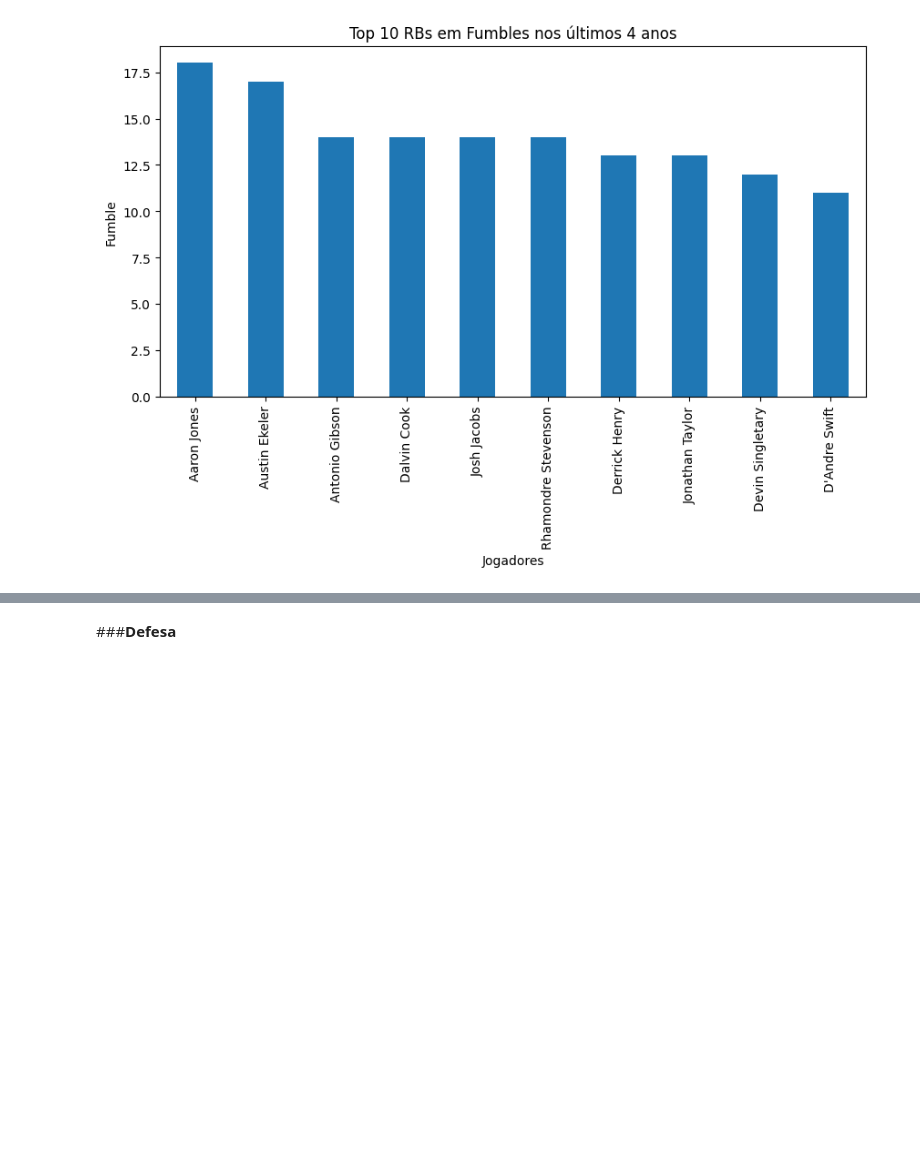
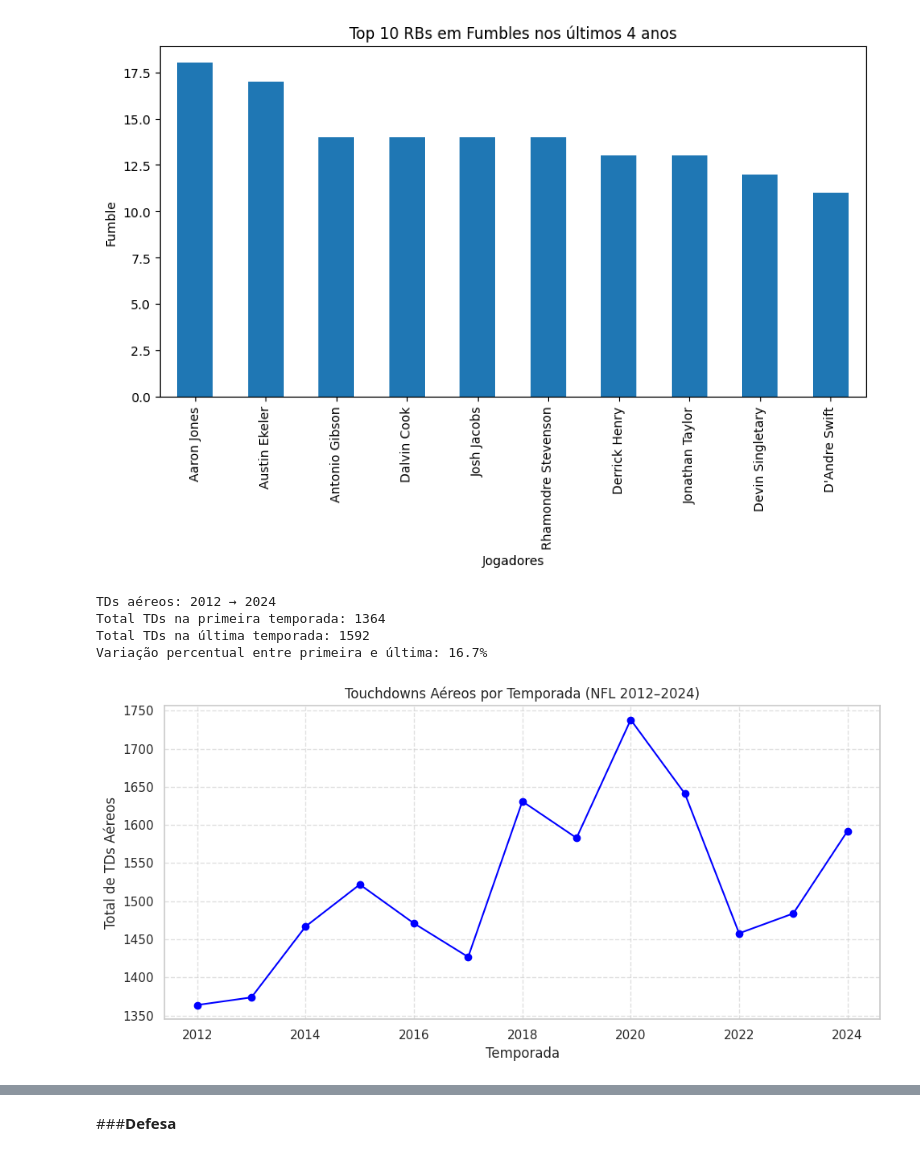
Before and after one commit to CarlosSotero/NFL_Stats_Players, a Jupyter notebook: NFL_Moderna.ipynb, the cells around one changed output, grey strips where cells are left out. Drawn from its saved outputs; the diff is of its cells as text; code cells hidden in the pictures; blank space fills up the shorter version.

```diff
--- a/NFL_Moderna.ipynb
+++ b/NFL_Moderna.ipynb
@@ -844,3 +860,36 @@ plt.xlabel('Jogadores')
 plt.show()
 # %% [output]
 [figure]
+# %%
+# Agrupando touchdowns de passe por temporada
+td_por_temporada = (
+    df_ataque_limpo
+    .groupby('season')['pass_touchdown']
+    .sum()
+    .reset_index()
+    .sort_values('season')
+)
+
+# Estatísticas rápidas
+primeira, ultima = td_por_temporada['pass_touchdown'].iloc[0], td_por_temporada['pass_touchdown'].iloc[-1]
+pct_change = (ultima - primeira) / primeira * 100 if primeira != 0 else np.nan
+print(f"TDs aéreos: {td_por_temporada['season'].min()} → {td_por_temporada['season'].max()}")
+print(f"Total TDs na primeira temporada: {primeira:.0f}")
+print(f"Total TDs na última temporada: {ultima:.0f}")
+print(f"Variação percentual entre primeira e última: {pct_change:.1f}%")
+
+# Cria o gráfico simples
+plt.figure(figsize=(10,5))
+plt.plot(td_por_temporada['season'], td_por_temporada['pass_touchdown'], marker='o', color='blue')
+plt.title('Touchdowns Aéreos por Temporada (NFL 2012–2024)')
+plt.xlabel('Temporada')
+plt.ylabel('Total de TDs Aéreos')
+plt.grid(True, linestyle='--', alpha=0.6)
+plt.tight_layout()
+plt.show()
+# %% [output]
+TDs aéreos: 2012 → 2024
+Total TDs na primeira temporada: 1364
+Total TDs na última temporada: 1592
+Variação percentual entre primeira e última: 16.7%
+[figure, added]
```
Also changed, not shown: parts of 15 cells of this notebook.
